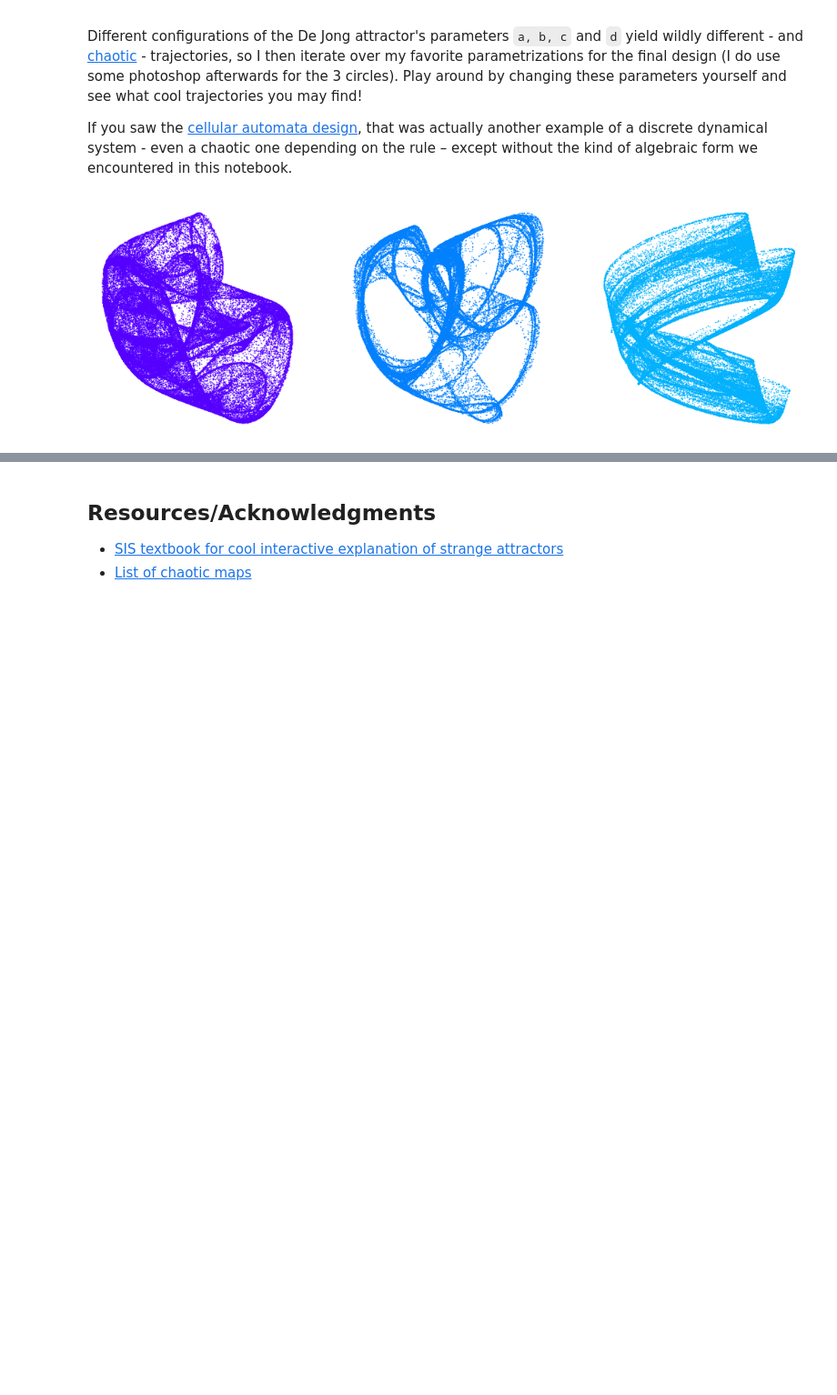
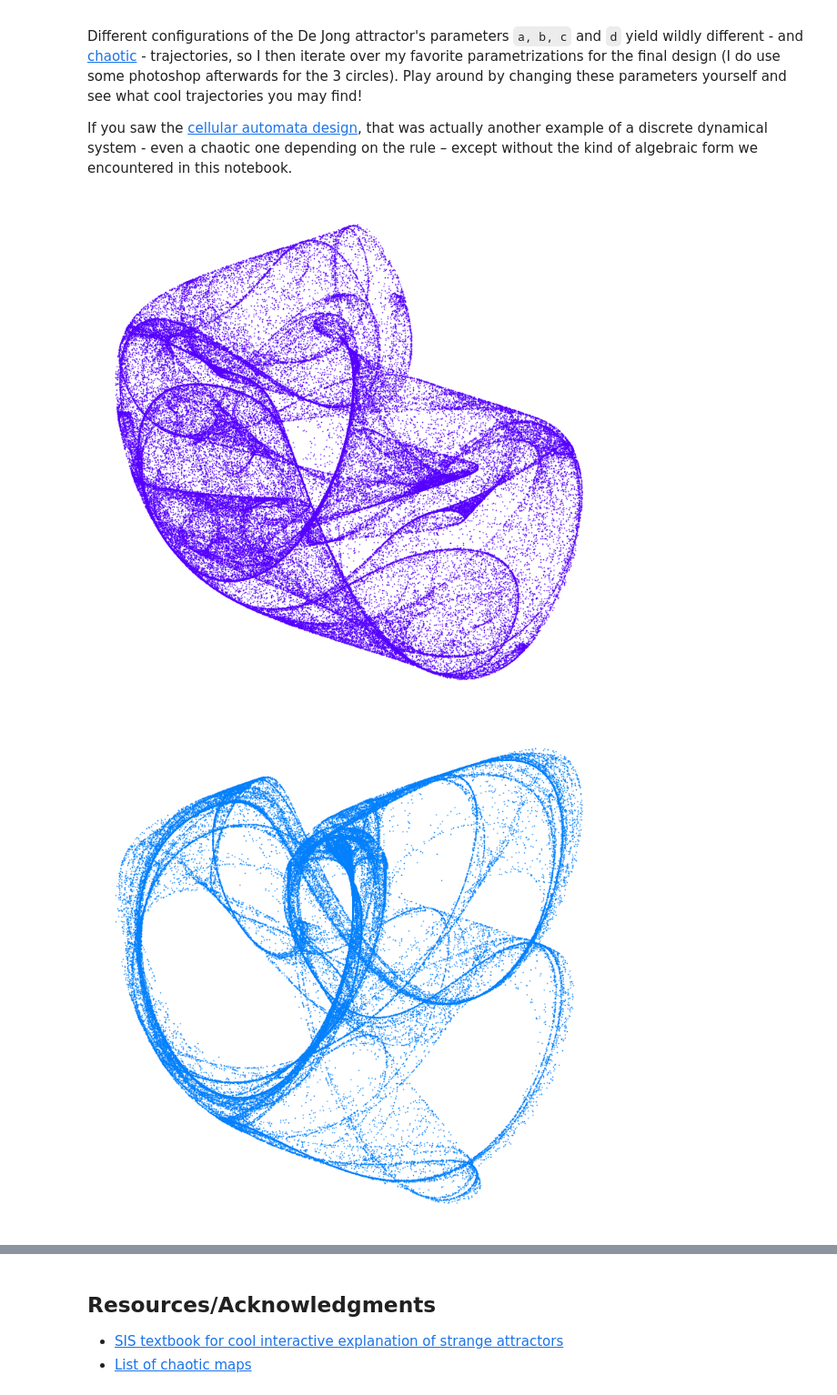
Before and after one commit to bfbarry/AutomaDrawn, a Jupyter notebook: Attractors/attractors.ipynb, the cells around one changed output, grey strips where cells are left out. Shown at 91% size. Drawn from its saved outputs; the diff is of its cells as text; code cells hidden in the pictures; blank space fills up the shorter version.

```diff
--- a/Attractors/attractors.ipynb
+++ b/Attractors/attractors.ipynb
@@ -47,19 +47,18 @@ def dejong_iterator(a, b, c, d, time=100000, init= (0.,0.)):
 # %%
 #Different sets of parameters
 roll = {'a':2, 'b':1.4, 'c':0.49, 'd':2.68}
 sparse = {'a':2, 'b':1.4, 'c':-0.49, 'd':-2.68}
 shell = {'a':1.4, 'b':-2.3, 'c':2.4, 'd':-2.2}
 stroke = {'a':0.2, 'b':-5, 'c':3, 'd':-1}
 
-plt.figure(figsize=(18,6))
-i=1
+
 for params, color in zip([roll,sparse,stroke], ['#5500ff', '#0380fc', '#03b1fc']):
-    plt.subplot(1,3,i)
+    plt.figure(figsize=(14,14))
     x,y = dejong_iterator(time=100000, **params)
-    plt.scatter(x,y,s=0.3,color=color)
+    plt.scatter(x,y,s=0.6,color=color)
     plt.axis('off')
-    i+=1
-#plt.savefig(fname='./img/dejong', dpi=300)
-plt.show()
+#     plt.savefig(f'./img/spiral{color}.png', dpi=500)
+    plt.show()
 # %% [output]
-[figure, old version]
+[figure, new version]
+[figure, added]
```
Also changed, not shown: parts of 1 cell of this notebook, 6 other files.
